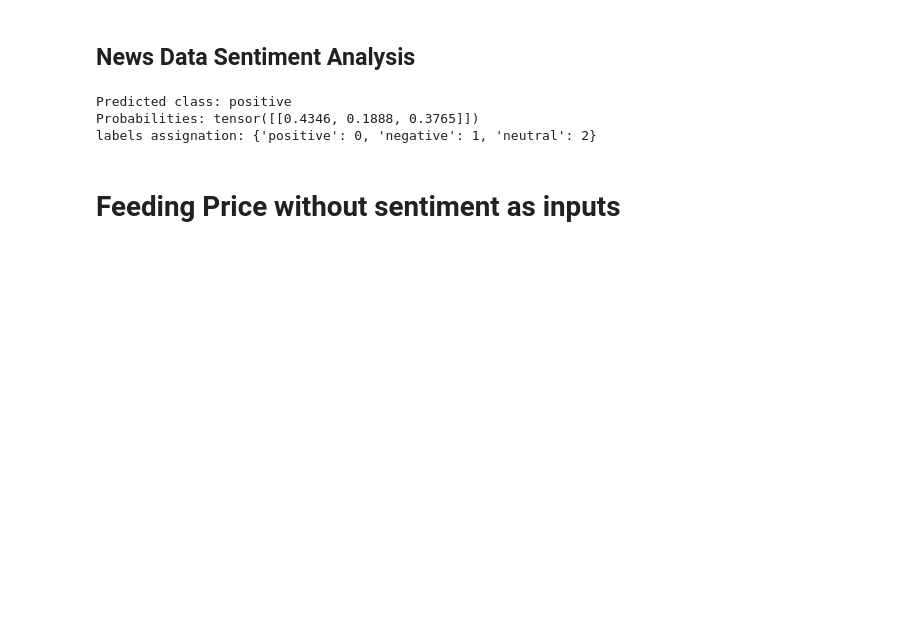
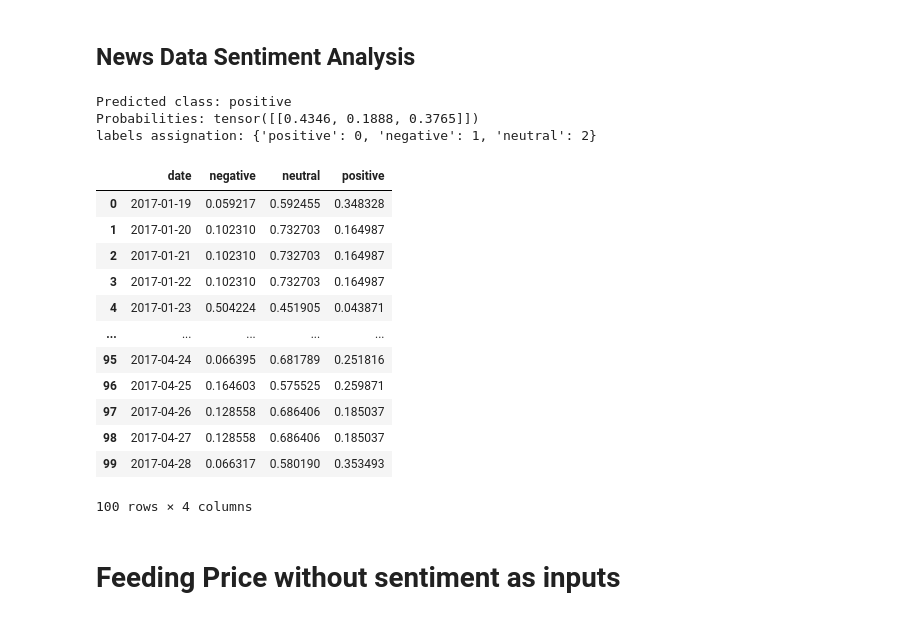
Before and after one commit to rrrbbb1/lstm-stock-prediction, a Jupyter notebook: notebook.ipynb, the cells around one changed output. Cells and saved outputs as stored; diff of their text form; code cells hidden in the pictures; blank space fills up the shorter version.

```diff
--- a/notebook.ipynb
+++ b/notebook.ipynb
@@ -182,15 +182,30 @@ def sentiment_labelling(df):
 
     # Reindex to include all dates and forward-fill missing values
     df = df.set_index("date").reindex(date_range)
-    df = df.ffill().reset_index()
+    df = df.fillna(method="ffill").reset_index()
     df.rename(columns={"index": "date"}, inplace=True)
 
-    # Sort by date in descending order
     df = df.sort_values(by="date", ascending=True).reset_index(drop=True)
 
     return df
 # %%
 news = sentiment_labelling(news)
+# %%
+news.head(100)
+# %% [output]
+|  | date | negative | neutral | positive |
+| 0 | 2017-01-19 | 0.059217 | 0.592455 | 0.348328 |
+| 1 | 2017-01-20 | 0.102310 | 0.732703 | 0.164987 |
+| 2 | 2017-01-21 | 0.102310 | 0.732703 | 0.164987 |
+| 3 | 2017-01-22 | 0.102310 | 0.732703 | 0.164987 |
+| 4 | 2017-01-23 | 0.504224 | 0.451905 | 0.043871 |
+| ... | ... | ... | ... | ... |
+| 95 | 2017-04-24 | 0.066395 | 0.681789 | 0.251816 |
+| 96 | 2017-04-25 | 0.164603 | 0.575525 | 0.259871 |
+| 97 | 2017-04-26 | 0.128558 | 0.686406 | 0.185037 |
+| 98 | 2017-04-27 | 0.128558 | 0.686406 | 0.185037 |
+| 99 | 2017-04-28 | 0.066317 | 0.580190 | 0.353493 |
+100 rows × 4 columns
 # %% [markdown]
 # Feeding Price without sentiment as inputs
 # %% [markdown]
```
Also changed, not shown: parts of 1 cell of this notebook.
